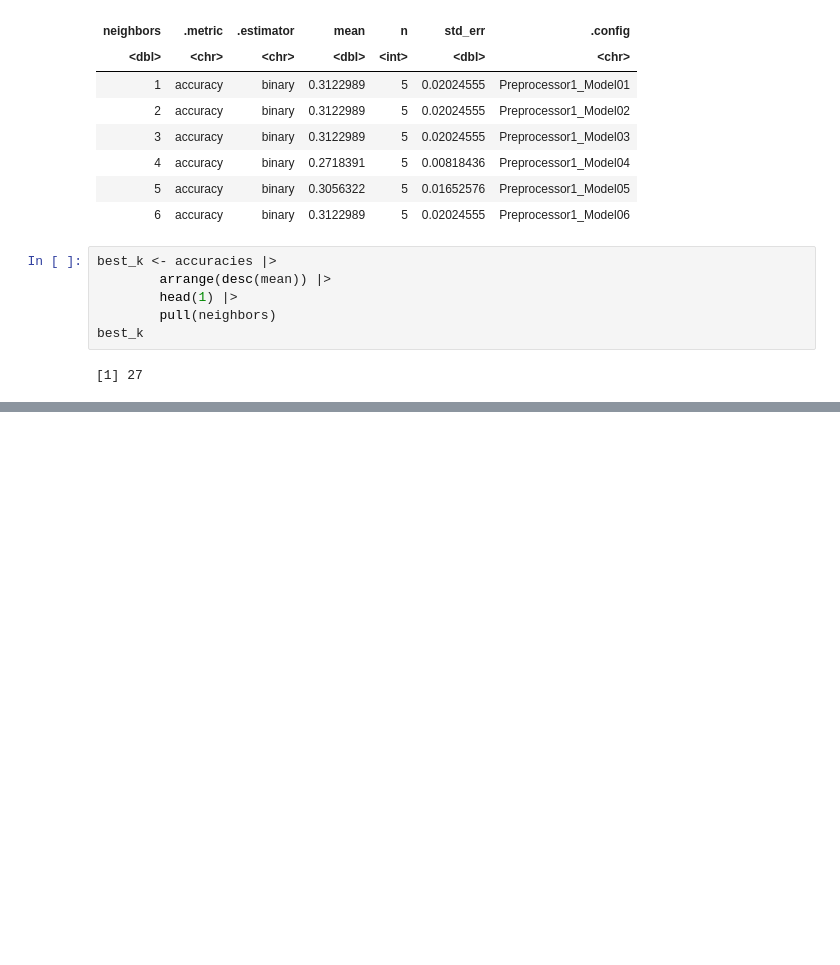
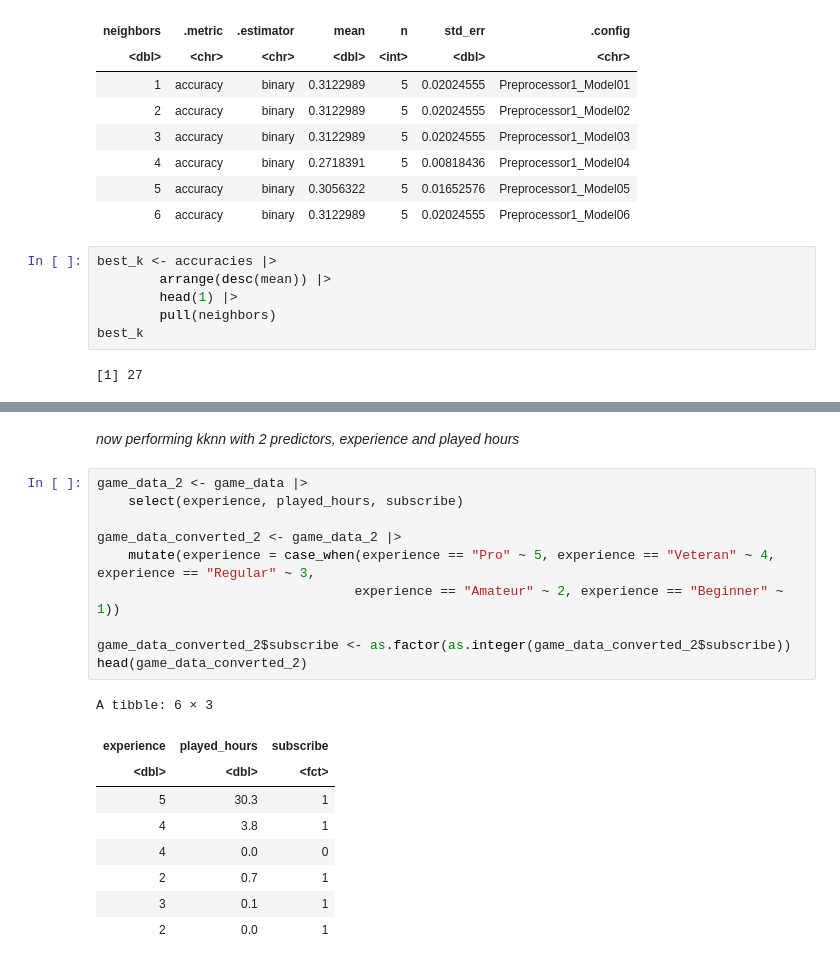
Before and after one commit to danican095/dsci-100-project, a Jupyter notebook: dsci-100-project.ipynb, the cells around one changed output, grey strips where cells are left out. Drawn from its saved outputs; the diff is of its cells as text; blank space fills up the shorter version.

```diff
--- a/dsci-100-project.ipynb
+++ b/dsci-100-project.ipynb
@@ -208,0 +215,22 @@ Prediction  0  1
+# %% [markdown]
+*now performing kknn with 2 predictors, experience and played hours*
+# %%
+game_data_2 <- game_data |>
+    select(experience, played_hours, subscribe)
+
+game_data_converted_2 <- game_data_2 |>
+    mutate(experience = case_when(experience == "Pro" ~ 5, experience == "Veteran" ~ 4, experience == "Regular" ~ 3,
+                                 experience == "Amateur" ~ 2, experience == "Beginner" ~ 1))
+
+game_data_converted_2$subscribe <- as.factor(as.integer(game_data_converted_2$subscribe))
+head(game_data_converted_2)
+# %% [output]
+A tibble: 6 × 3
+| experience | played_hours | subscribe |
+| <dbl> | <dbl> | <fct> |
+| 5 | 30.3 | 1 |
+| 4 | 3.8 | 1 |
+| 4 | 0.0 | 0 |
+| 2 | 0.7 | 1 |
+| 3 | 0.1 | 1 |
+| 2 | 0.0 | 1 |
```
Also changed, not shown: parts of 5 cells of this notebook, 1 other file.
